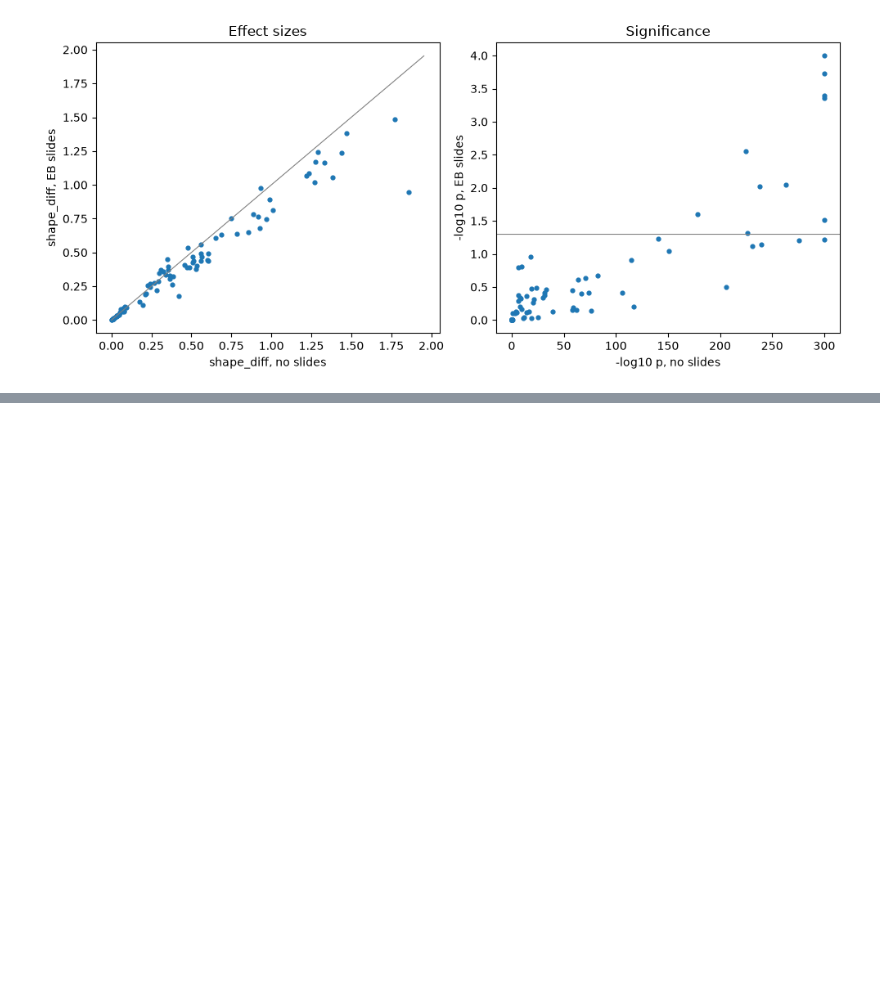
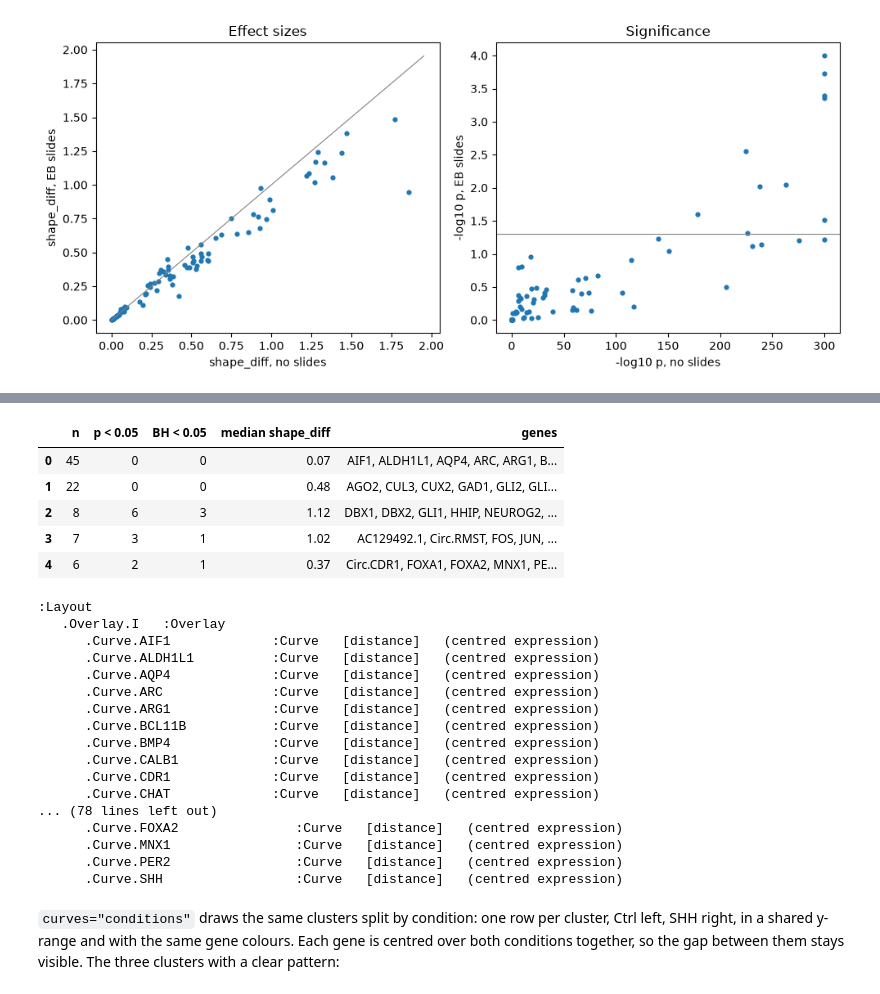
Before and after one commit to theislab/diffsvg, a Jupyter notebook: docs/notebooks/comparison_legnini_eb.ipynb, the cells around one changed output, grey strips where cells are left out. Drawn from its saved outputs; the diff is of its cells as text; code cells hidden in the pictures; blank space fills up the shorter version.

```diff
--- a/docs/notebooks/comparison_legnini_eb.ipynb
+++ b/docs/notebooks/comparison_legnini_eb.ipynb
@@ -293,0 +399,30 @@ fig.tight_layout()
+# %%
+dvg.tl.cluster_curves(adata, by="interaction", n_clusters=N_CLUSTERS)
+display(cluster_table("dsvg_cluster_interaction"))
+dvg.pl.plot_cluster_curves(adata, "dsvg_cluster_interaction")
+# %% [output]
+|  | n | p < 0.05 | BH < 0.05 | median shape_diff | genes |
+| 0 | 45 | 0 | 0 | 0.07 | AIF1, ALDH1L1, AQP4, ARC, ARG1, B... |
+| 1 | 22 | 0 | 0 | 0.48 | AGO2, CUL3, CUX2, GAD1, GLI2, GLI... |
+| 2 | 8 | 6 | 3 | 1.12 | DBX1, DBX2, GLI1, HHIP, NEUROG2, ... |
+| 3 | 7 | 3 | 1 | 1.02 | AC129492.1, Circ.RMST, FOS, JUN, ... |
+| 4 | 6 | 2 | 1 | 0.37 | Circ.CDR1, FOXA1, FOXA2, MNX1, PE... |
+:Layout
+   .Overlay.I   :Overlay
+      .Curve.AIF1             :Curve   [distance]   (centred expression)
+      .Curve.ALDH1L1          :Curve   [distance]   (centred expression)
+      .Curve.AQP4             :Curve   [distance]   (centred expression)
+      .Curve.ARC              :Curve   [distance]   (centred expression)
+      .Curve.ARG1             :Curve   [distance]   (centred expression)
+      .Curve.BCL11B           :Curve   [distance]   (centred expression)
+      .Curve.BMP4             :Curve   [distance]   (centred expression)
+      .Curve.CALB1            :Curve   [distance]   (centred expression)
+      .Curve.CDR1             :Curve   [distance]   (centred expression)
+      .Curve.CHAT             :Curve   [distance]   (centred expression)
+... (78 lines left out)
+      .Curve.FOXA2               :Curve   [distance]   (centred expression)
+      .Curve.MNX1                :Curve   [distance]   (centred expression)
+      .Curve.PER2                :Curve   [distance]   (centred expression)
+      .Curve.SHH                 :Curve   [distance]   (centred expression)
+# %% [markdown]
+`curves="conditions"` draws the same clusters split by condition: one row per cluster, Ctrl left, SHH right, in a shared y-range and with the same gene colours. Each gene is centred over both conditions together, so the gap between them stays visible. The three clusters with a clear pattern:
```
Also changed, not shown: parts of 11 cells of this notebook.
